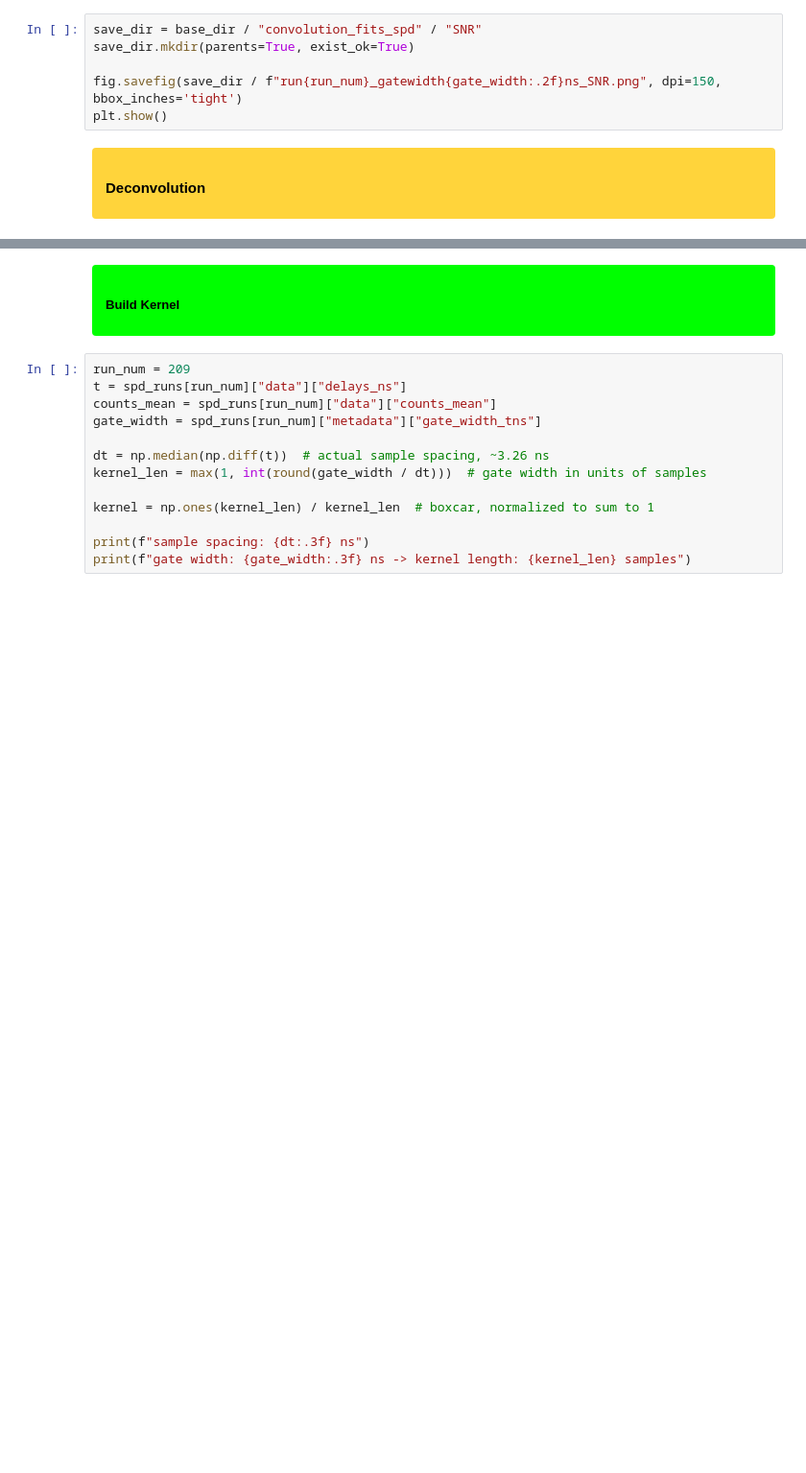
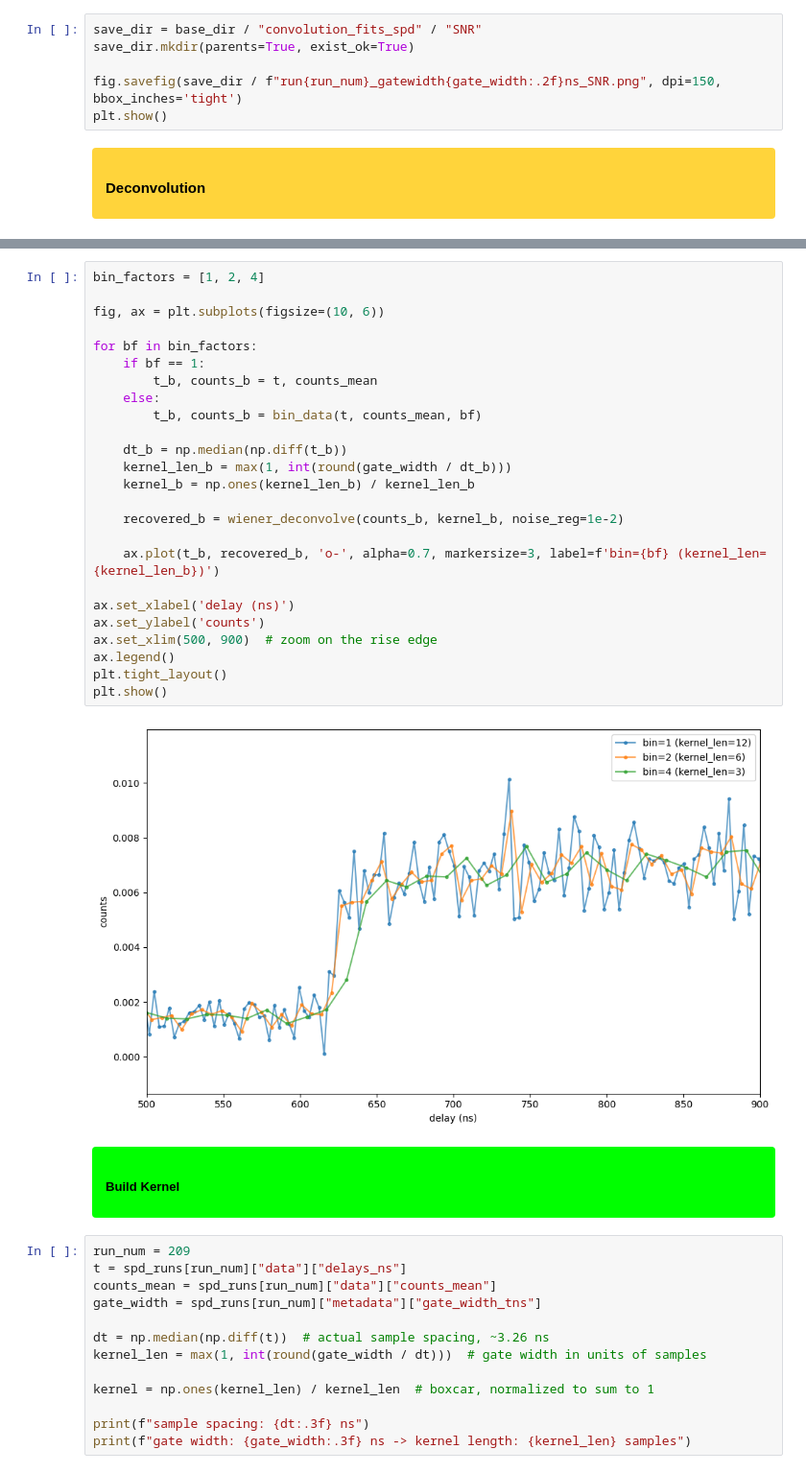
Before and after one commit to jeree-m/qick-dawg, a Jupyter notebook: jupyter_notebooks/Analysis.ipynb, the cells around one changed output, grey strips where cells are left out. Shown at 96% size. Cells and saved outputs as stored; diff of their text form; blank space fills up the shorter version.

```diff
--- a/jupyter_notebooks/Analysis.ipynb
+++ b/jupyter_notebooks/Analysis.ipynb
@@ -193,3 +233,30 @@ plt.show()
+# %%
+bin_factors = [1, 2, 4]
+
+fig, ax = plt.subplots(figsize=(10, 6))
+
+for bf in bin_factors:
+    if bf == 1:
+        t_b, counts_b = t, counts_mean
+    else:
+        t_b, counts_b = bin_data(t, counts_mean, bf)
+
+    dt_b = np.median(np.diff(t_b))
+    kernel_len_b = max(1, int(round(gate_width / dt_b)))
+    kernel_b = np.ones(kernel_len_b) / kernel_len_b
+
+    recovered_b = wiener_deconvolve(counts_b, kernel_b, noise_reg=1e-2)
+
+    ax.plot(t_b, recovered_b, 'o-', alpha=0.7, markersize=3, label=f'bin={bf} (kernel_len={kernel_len_b})')
+
+ax.set_xlabel('delay (ns)')
+ax.set_ylabel('counts')
+ax.set_xlim(500, 900)  # zoom on the rise edge
+ax.legend()
+plt.tight_layout()
+plt.show()
+# %% [output]
+[figure, added]
 # %% [markdown]
 <div style="background-color:#00FF00; padding:8px 14px; border-radius:4px;">
 <h5 style="color:black; margin:0;">Build Kernel</h5>
```
Also changed, not shown: parts of 9 cells of this notebook.
